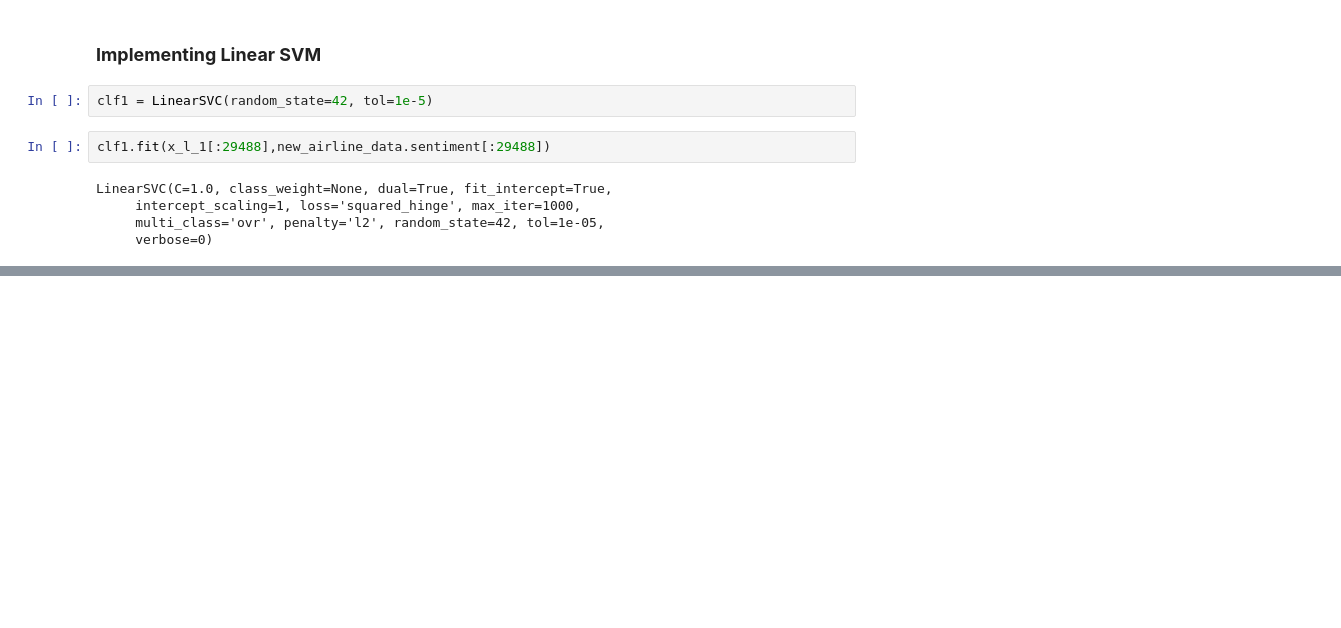
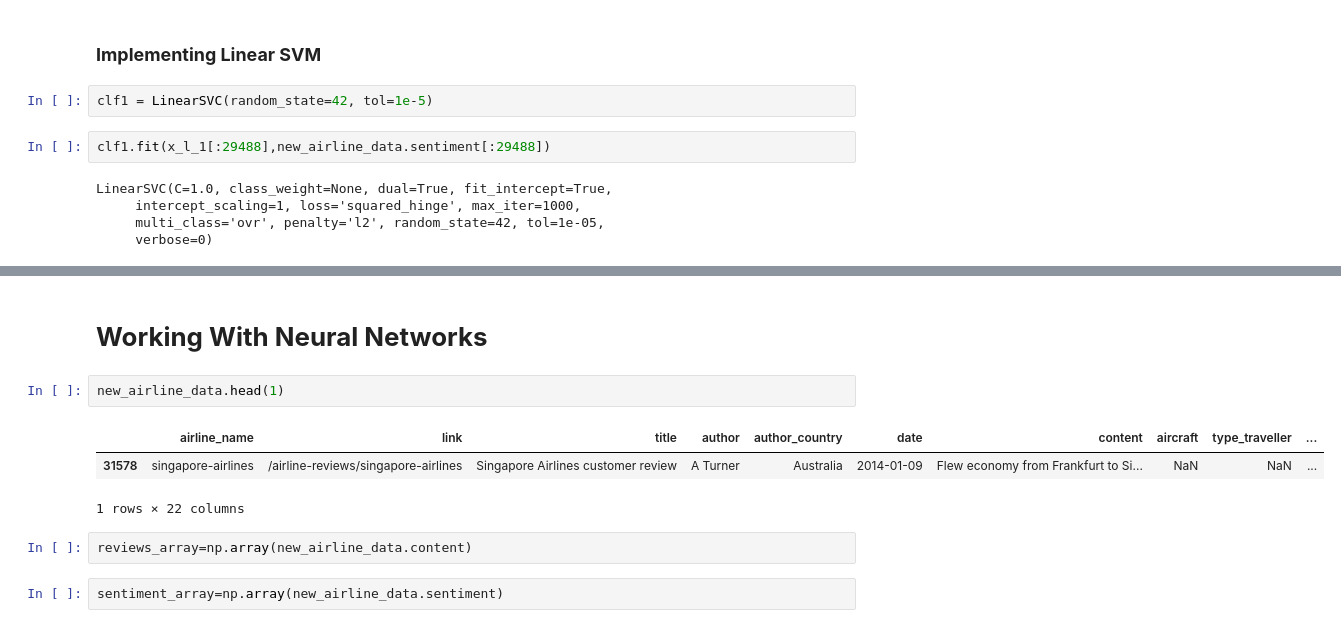
Before and after one commit to vkunal1996/Airport-Reviews-Analysis, a Jupyter notebook: Airline_Quality_Service.ipynb, the cells around one changed output, grey strips where cells are left out. Cells and saved outputs as stored; diff of their text form; blank space fills up the shorter version.

```diff
--- a/Airline_Quality_Service.ipynb
+++ b/Airline_Quality_Service.ipynb
@@ -320,0 +336,12 @@ clf1.score(x_l_1[29488:],new_airline_data.sentiment[29488:])
+# %% [markdown]
+# **Working With Neural Networks**
+# %%
+new_airline_data.head(1)
+# %% [output]
+|  | airline_name | link | title | author | author_country | date | content | aircraft | type_traveller | ... |
+| 31578 | singapore-airlines | /airline-reviews/singapore-airlines | Singapore Airlines customer review | A Turner | Australia | 2014-01-09 | Flew economy from Frankfurt to Si... | NaN | NaN | ... |
+1 rows × 22 columns
+# %%
+reviews_array=np.array(new_airline_data.content)
+# %%
+sentiment_array=np.array(new_airline_data.sentiment)
```
Also changed, not shown: parts of 22 cells of this notebook.
